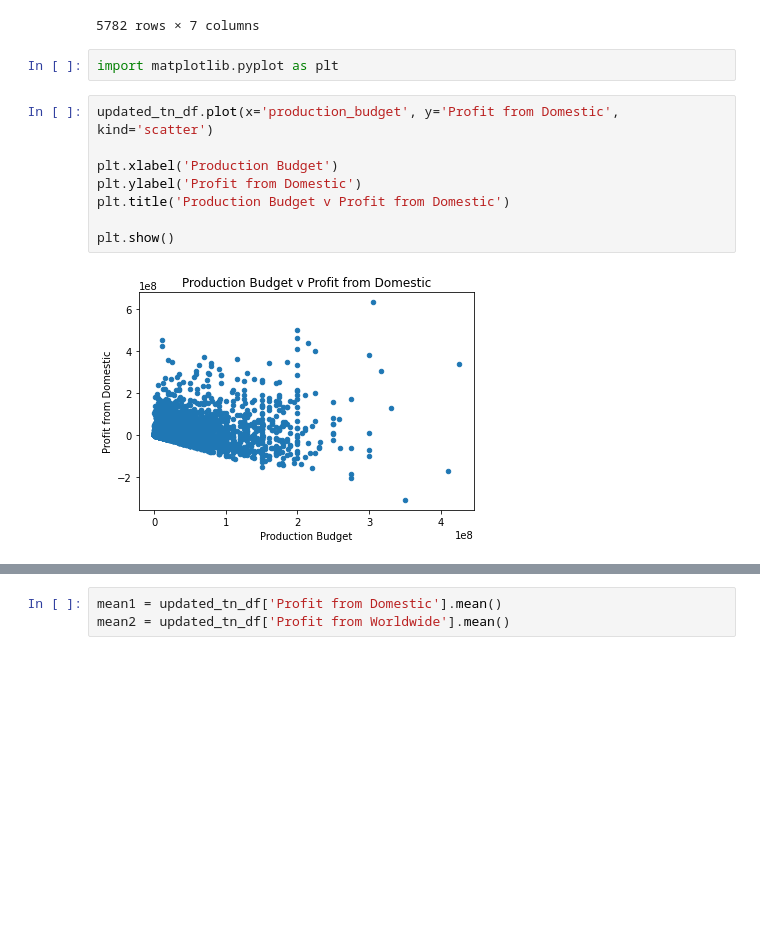
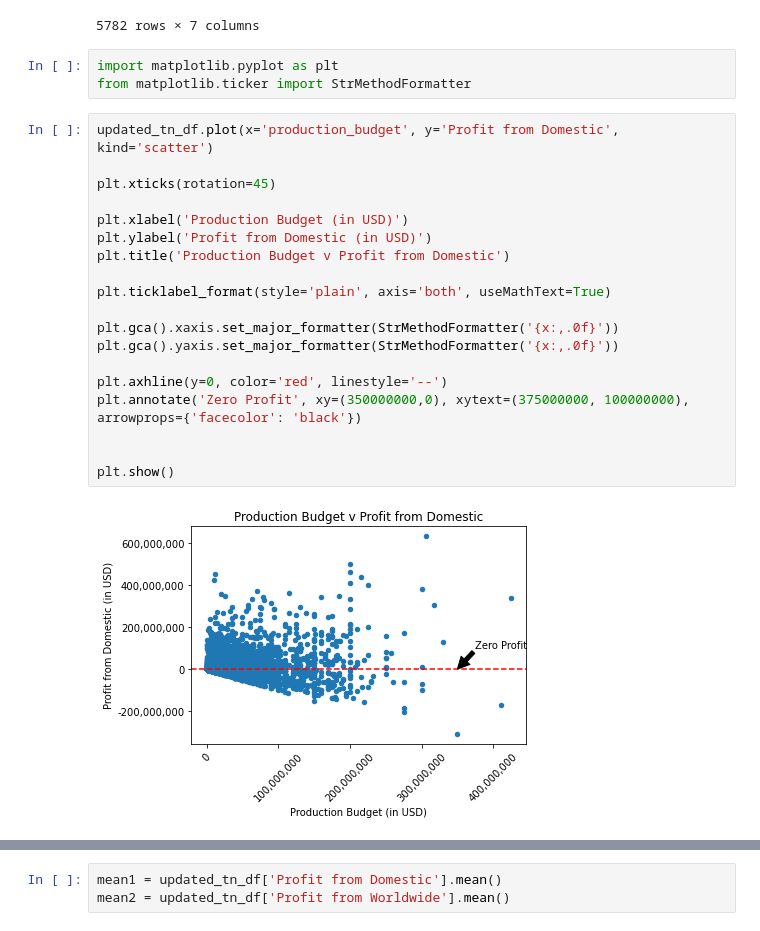
Before and after one commit to claragiurgiu/Microsoft-Movie-Studio-EDA, a Jupyter notebook: AlvarosCode.ipynb, the cells around one changed output, grey strips where cells are left out. Drawn from its saved outputs; the diff is of its cells as text; blank space fills up the shorter version.

```diff
--- a/AlvarosCode.ipynb
+++ b/AlvarosCode.ipynb
@@ -318,16 +318,28 @@ updated_tn_df.sort_values('Profit from Worldwide', ascending=False)
 5782 rows × 7 columns
 # %%
 import matplotlib.pyplot as plt
+from matplotlib.ticker import StrMethodFormatter
 # %%
 updated_tn_df.plot(x='production_budget', y='Profit from Domestic', kind='scatter')
 
-plt.xlabel('Production Budget')
-plt.ylabel('Profit from Domestic')
+plt.xticks(rotation=45)
+
+plt.xlabel('Production Budget (in USD)')
+plt.ylabel('Profit from Domestic (in USD)')
 plt.title('Production Budget v Profit from Domestic')
 
+plt.ticklabel_format(style='plain', axis='both', useMathText=True)
+
+plt.gca().xaxis.set_major_formatter(StrMethodFormatter('{x:,.0f}'))
+plt.gca().yaxis.set_major_formatter(StrMethodFormatter('{x:,.0f}'))
+
+plt.axhline(y=0, color='red', linestyle='--')
+plt.annotate('Zero Profit', xy=(350000000,0), xytext=(375000000, 100000000), arrowprops={'facecolor': 'black'})
+
+
 plt.show()
 # %% [output]
-[figure, old version]
+[figure, new version]
 # %%
 updated_tn_df.plot(x='production_budget', y='Profit from Worldwide', kind='scatter')
 
```
Also changed, not shown: parts of 20 cells of this notebook.
